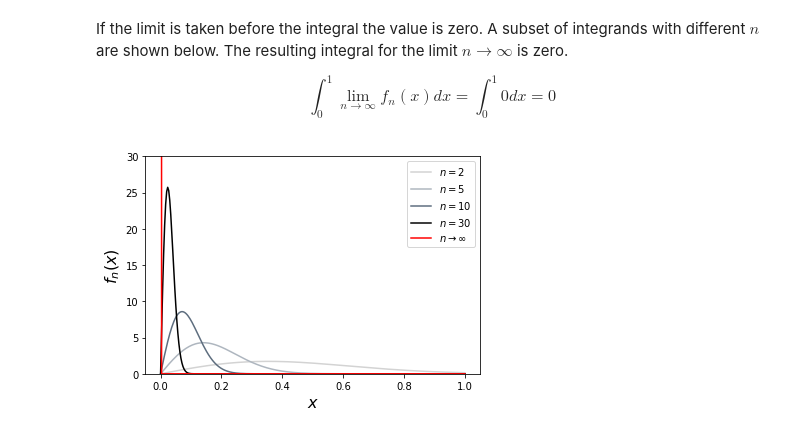
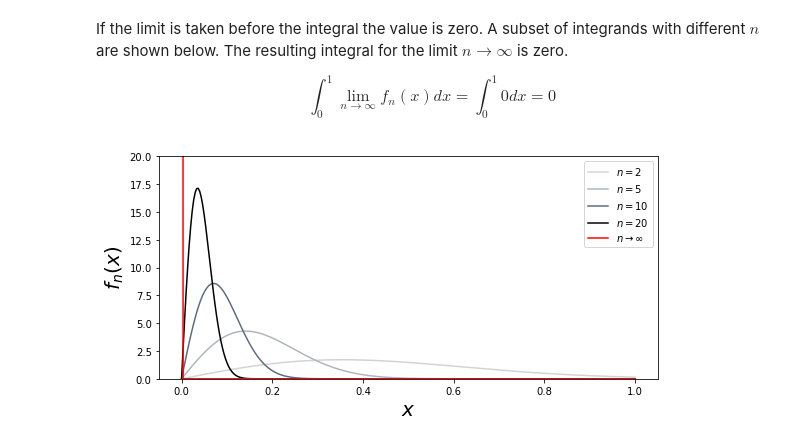
Before and after one commit to alexglyndavies/4M24, a Jupyter notebook: Lecture_03.ipynb, the cells around one changed output. Cells and saved outputs as stored; diff of their text form; code cells hidden in the pictures.

```diff
--- a/Lecture_03.ipynb
+++ b/Lecture_03.ipynb
@@ -76,17 +76,19 @@ $$\int_{0}^{1}\lim_{n\rightarrow \infty}f_{n}(x)dx = \int_{0}^{1} 0 dx = 0 $$
 def fn(x,n): return 2*pow(n,2)*x*np.exp(-pow(n*x,2))
 # %%
 x = np.linspace(0,1,300)
-plt.plot(x,fn(x,2),color='lightgray',label=r"$n=2$")
-plt.plot(x,fn(x,5),color='#AEB6BF',label=r"$n=5$")
-plt.plot(x,fn(x,10),color='#5D6D7E',label=r"$n=10$")
-plt.plot(x,fn(x,30),color='k',label=r"$n=30$")
+fig, ax = plt.subplots(nrows=1,ncols=1,figsize=(8,4))
+ax.plot(x,fn(x,2),color='lightgray',label=r"$n=2$")
+ax.plot(x,fn(x,5),color='#AEB6BF',label=r"$n=5$")
+ax.plot(x,fn(x,10),color='#5D6D7E',label=r"$n=10$")
+ax.plot(x,fn(x,20),color='k',label=r"$n=20$")
 fi = np.zeros(300)
 fi[0] = 1000 # i.e. very large compared to current limits
-plt.plot(x,fi,color='r',label=r"$n\rightarrow \infty$")
-plt.xlabel(r"$x$",fontsize=16)
-plt.ylabel(r"$f_n(x)$",fontsize=16)
-plt.ylim([0,30])
+ax.plot(x,fi,color='r',label=r"$n\rightarrow \infty$")
+ax.set_xlabel(r"$x$",fontsize=20)
+ax.set_ylabel(r"$f_n(x)$",fontsize=20)
+ax.set_ylim([0,20])
+plt.tight_layout()
 plt.legend()
 plt.show()
 # %% [output]
-[figure, old version]
+[figure, new version]
```
Also changed, not shown: 4 other files.
